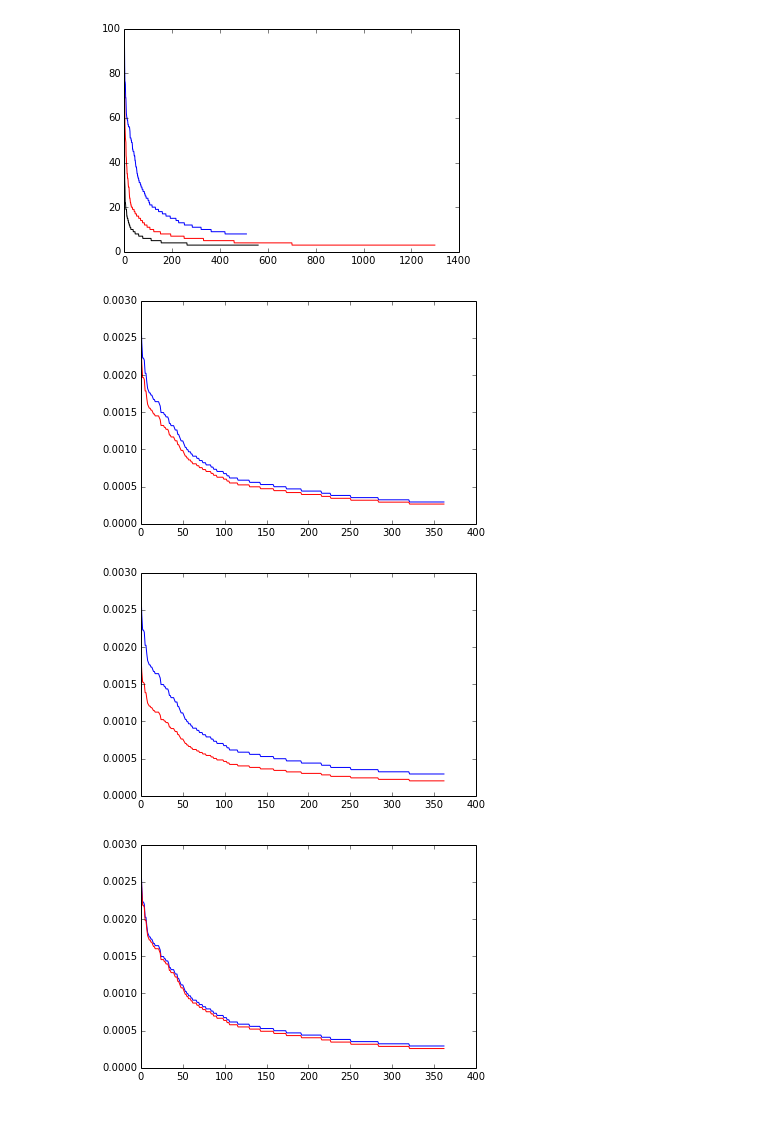
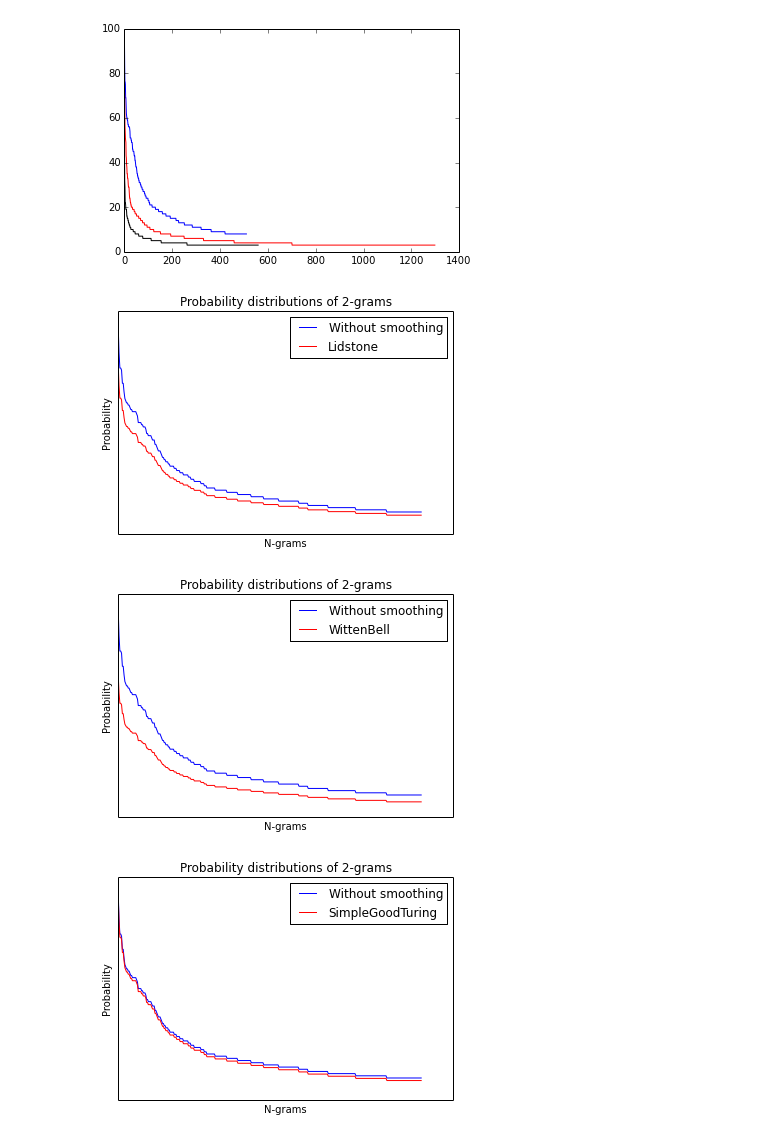
Before and after one commit to sofiabroome/wordpredictor, a Jupyter notebook: Experiments_Jeremy.ipynb, the cells around one changed output. Cells and saved outputs as stored; diff of their text form; code cells hidden in the pictures.

Commit message:
Smoothing part of the report

```diff
--- a/Experiments_Jeremy.ipynb
+++ b/Experiments_Jeremy.ipynb
@@ -358,14 +358,22 @@ def plot_corpora_frequencies(corpora, n, min_freq=0, max_freq=100, color=None):
 # %%
-def plot_nmodel_distribution(model, min_freq=0, max_freq=100, smoothing=None, *args):
+def plot_model_distribution(model, min_freq=0, max_freq=100, smoothing=None, *args):
     high_freq = [model.probs_ng.prob(x) for x in model.frequencies.keys() if (model.frequencies[x] >= min_freq and model.frequencies[x] <= max_freq)]
     high_freq = sorted(high_freq, reverse = True)
-    pl.plot(range(len(high_freq)), high_freq, "blue")
+    pl.plot(range(len(high_freq)), high_freq, "blue", label="Without smoothing")
 
     if smoothing is not None:
         model.smooth(smoothing, model.frequencies, *args)
         high_freq = [model.probs_ng.prob(x) for x in model.frequencies.keys() if (model.frequencies[x] >= min_freq and model.frequencies[x] <= max_freq)]
         high_freq = sorted(high_freq, reverse = True)
-        pl.plot(range(len(high_freq)), high_freq, "red")
+        pl.plot(range(len(high_freq)), high_freq, "red", label=smoothing[:-8])
+    pl.xlabel("N-grams")
+    pl.ylabel("Probability")
+    frame = pl.gca()
+    frame.axes.get_xaxis().set_ticks([])
+    frame.axes.get_yaxis().set_ticks([])
+    pl.title("Probability distributions of "+str(model.n)+"-grams")
+    pl.legend()
+    pl.show()
 # %%
 plot_corpora_frequencies(carroll, 2, 8, 100, "blue")
 plot_corpora_frequencies(carroll, 3, 3, 100, "red")
@@ -376,17 +384,14 @@ pl.show()
 # %%
 model = NgramModel(2)
 model.train(carroll)
-plot_ngrams_distribution(model, 10, 100, 'LidstoneProbDist', 0.3)
-pl.show()
+plot_model_distribution(model, 10, 100, 'LidstoneProbDist', 0.5)
 model = NgramModel(2)
 model.train(carroll)
-plot_ngrams_distribution(model, 10, 100, 'WittenBellProbDist', len(model.unique_words) ** 2)
-pl.show()
+plot_model_distribution(model, 10, 100, 'WittenBellProbDist', len(model.unique_words) ** 2)
 model = NgramModel(2)
 model.train(carroll)
-plot_ngrams_distribution(model, 10, 100, 'SimpleGoodTuringProbDist', len(model.unique_words) ** 2 / 100)
-pl.show()
+plot_model_distribution(model, 10, 100, 'SimpleGoodTuringProbDist', len(model.unique_words) ** 2 / 100)
 # %% [output]
-[figure, old version]
+[figure, new version]
-[figure, old version]
+[figure, new version]
-[figure, old version]
+[figure, new version]
```
Also changed, not shown: parts of 2 cells of this notebook, 7 other files.
